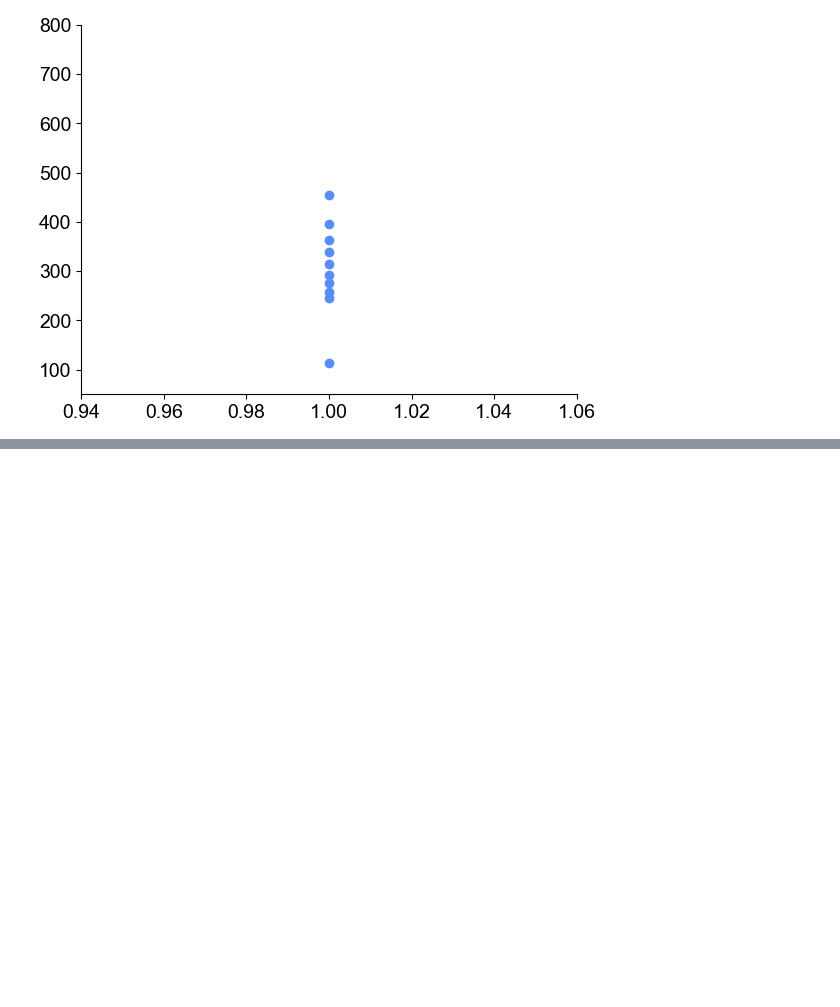
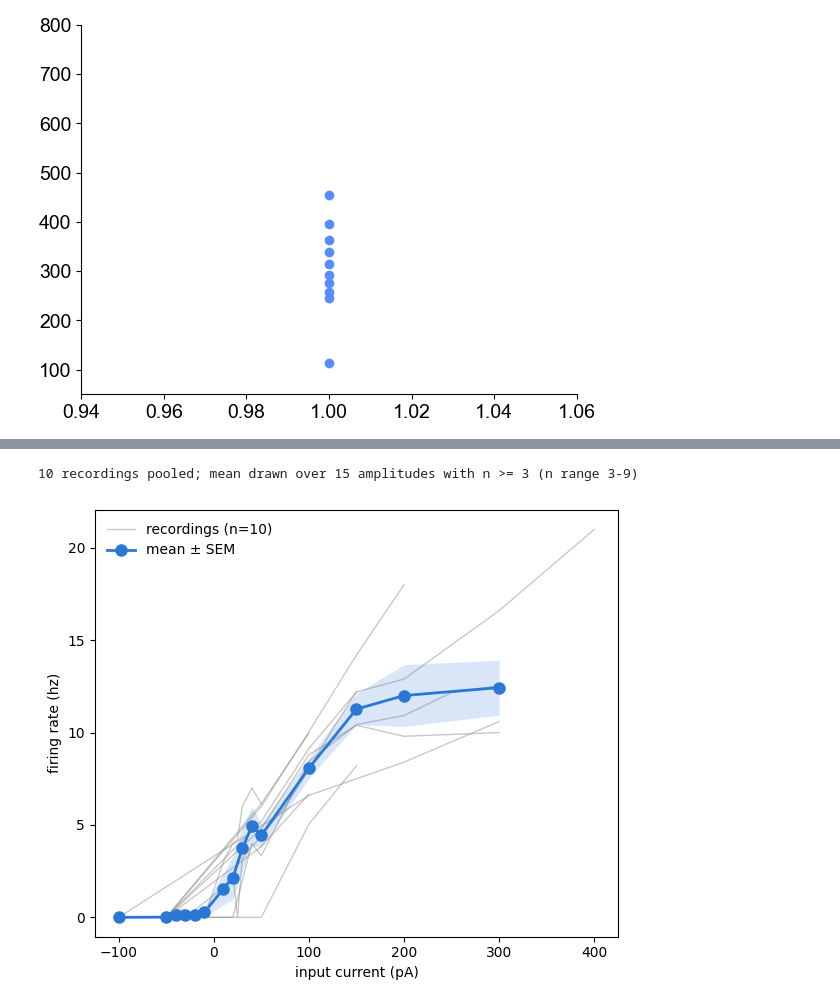
Before and after one commit to kylethieringer/ephys-acquisition, a Jupyter notebook: analysis/summarize-data.ipynb, the cells around one changed output, grey strips where cells are left out. Drawn from its saved outputs; the diff is of its cells as text; code cells hidden in the pictures; blank space fills up the shorter version.

```diff
--- a/analysis/summarize-data.ipynb
+++ b/analysis/summarize-data.ipynb
@@ -146,0 +152,51 @@ for cond in order:
+# %%
+# ── F-I curve, all recordings pooled ─────────────────────────────────────
+# The same data as the cell above with the condition split collapsed: one
+# thin line per recording, one mean ± SEM across all of them.  Reuses `fi`
+# from the cell above, so run that first.
+#
+# Recording identity is not encoded here — the spread is the point — so
+# the individual lines share one neutral color rather than ten competing
+# hues.
+#
+# Caveats 1, 3 and 4 from the cell above apply unchanged.  One more that
+# is specific to pooling: this mixes 4 drug recordings (3 octopamine, 1
+# caffeine) with 6 controls, and the split above shows octopamine sitting
+# well above control across the whole range.  The pooled mean is a
+# description of this set of recordings, not of a single condition.
+
+POOLED_MIN_RECORDINGS = 3
+
+MUTED = "#898781"
+ACCENT = "#2a78d6"
+
+n_per_amp = fi.notna().sum(axis=1)
+pooled_all = fi[n_per_amp >= POOLED_MIN_RECORDINGS]
+n = pooled_all.notna().sum(axis=1)
+pooled_mean = pooled_all.mean(axis=1)
+pooled_sem = (pooled_all.std(axis=1) / np.sqrt(n)).where(n >= 2)
+
+fig, ax = plt.subplots(figsize=(6.0, 5.0))
+
+for col in fi.columns:
+    s = fi[col].dropna()
+    ax.plot(s.index, s.values, color=MUTED, lw=1.0, alpha=0.45, zorder=1)
+ax.plot([], [], color=MUTED, lw=1.0, alpha=0.45,
+        label=f"recordings (n={fi.shape[1]})")
+
+ax.fill_between(pooled_mean.index, pooled_mean - pooled_sem,
+                pooled_mean + pooled_sem, color=ACCENT, alpha=0.18, lw=0, zorder=2)
+ax.plot(pooled_mean.index, pooled_mean.values, color=ACCENT, lw=2.0,
+        marker="o", markersize=8, zorder=3, label="mean ± SEM")
+
+ax.set_xlabel("input current (pA)")
+ax.set_ylabel("firing rate (hz)")
+ax.legend(frameon=False, loc="upper left")
+fig.tight_layout()
+
+print(f"{fi.shape[1]} recordings pooled; mean drawn over {len(pooled_all)} "
+      f"amplitudes with n >= {POOLED_MIN_RECORDINGS} "
+      f"(n range {n.min()}-{n.max()})")
+# %% [output]
+10 recordings pooled; mean drawn over 15 amplitudes with n >= 3 (n range 3-9)
+[figure, added]
```
Also changed, not shown: parts of 1 cell of this notebook.
